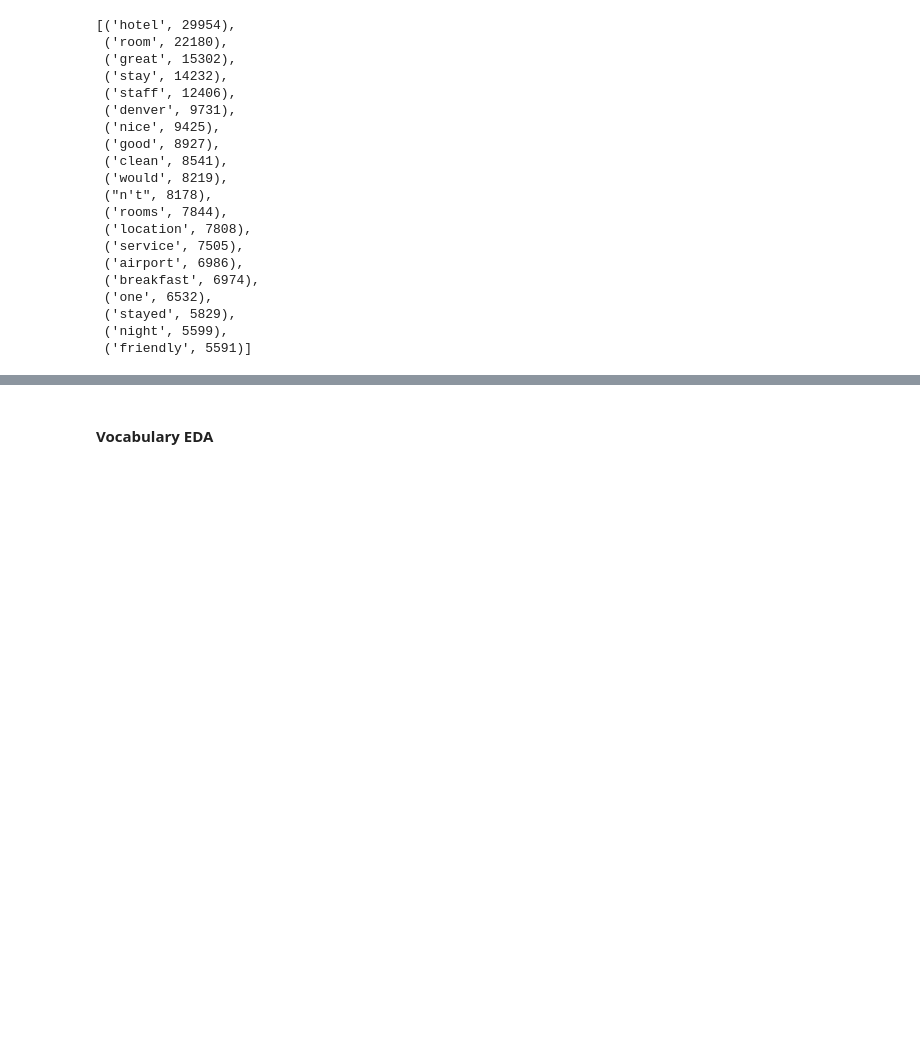
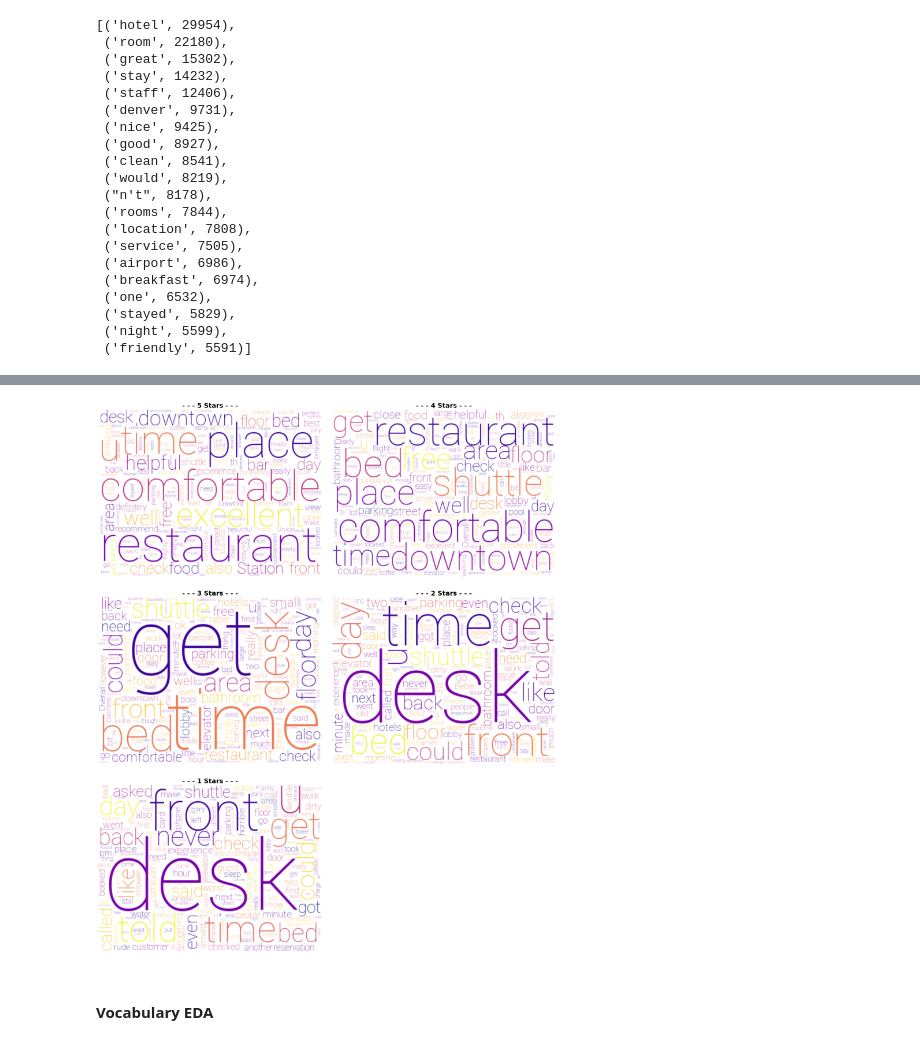
Before and after one commit to anna-dang/mod05-capstone-NLP, a Jupyter notebook: NLP_and_modeling.ipynb, the cells around one changed output, grey strips where cells are left out. Cells and saved outputs as stored; diff of their text form; code cells hidden in the pictures; blank space fills up the shorter version.

```diff
--- a/NLP_and_modeling.ipynb
+++ b/NLP_and_modeling.ipynb
@@ -355 +386,9 @@ freq.most_common(20)
+# %%
+# Add most common words appearing in all classes to removed words, thus not strong signal
+# TODO: pull out hotel vocab, location details, titles/names? make more generic?
+# distilling the overall vocabulary of our bag-of-words down only to the words that really matter
+
+common_words = ['hotel', 'room', 'stay', 'denver']
+
+removed_words = stopword_list + common_words
 # %% [markdown]
@@ -388,3 +403,8 @@ plot_cloud(df, rating=5, pattern=pattern, stopwords=stopword_list)
+# %%
+# Word cloud per class
+NLP.plot_clouds_per_rating(df, pattern=pattern, stopwords=removed_words)
+# %% [output]
+[figure, added]
 # %% [markdown]
 #### Vocabulary EDA
 # %%
```
Also changed, not shown: parts of 22 cells of this notebook, 1 other file.
